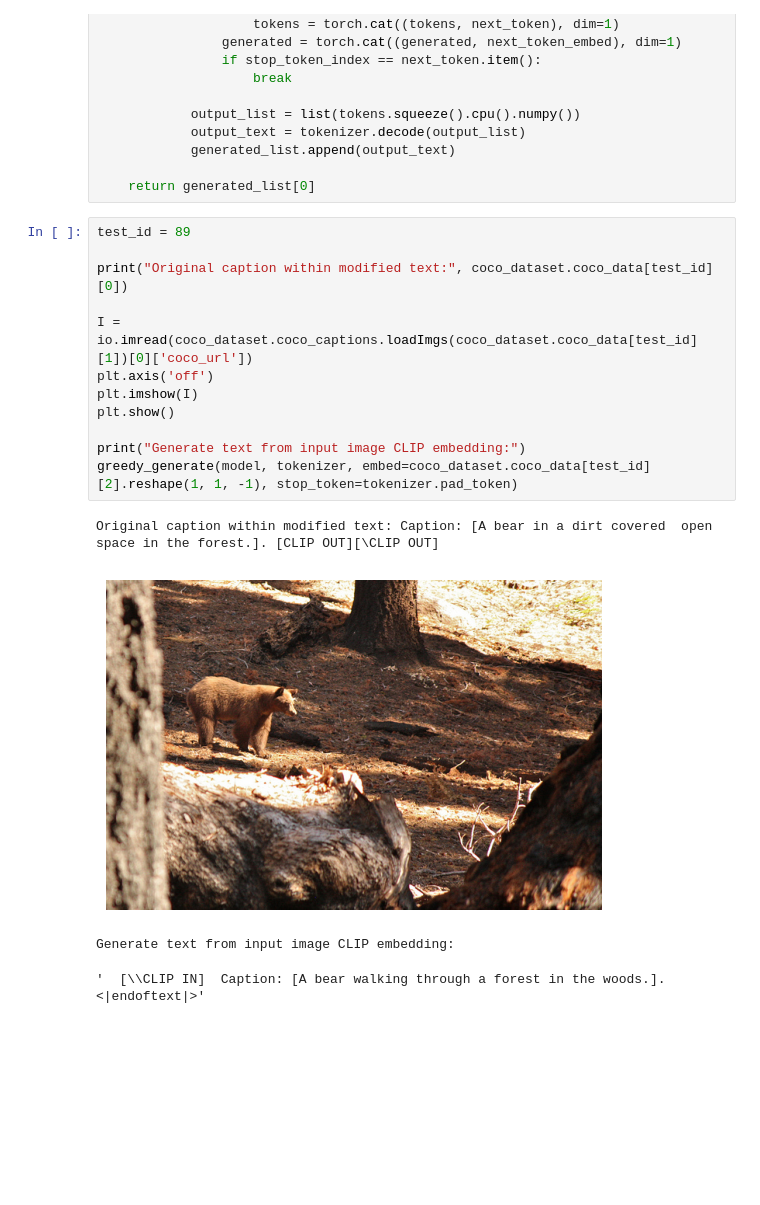
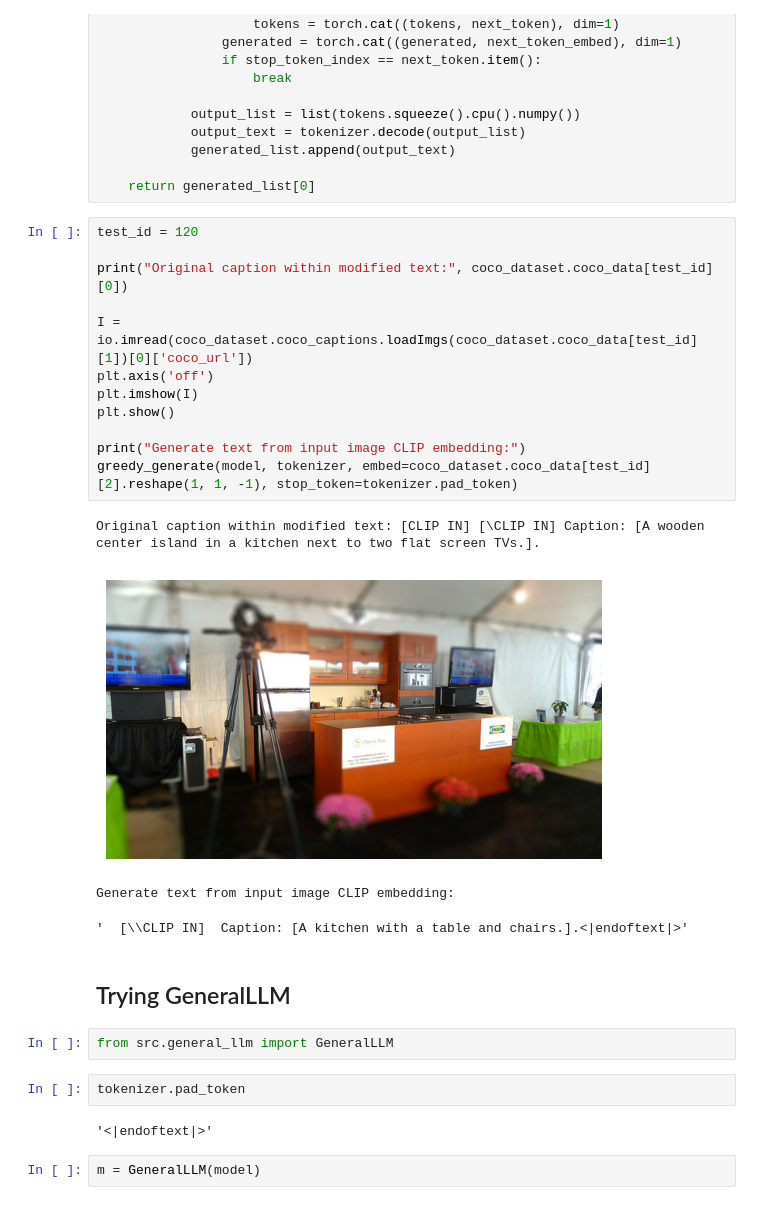
Before and after one commit to EduardoPach/General-GPT, a Jupyter notebook: notebooks/general_llm.ipynb, the cells around one changed output. Cells and saved outputs as stored; diff of their text form; blank space fills up the shorter version.

```diff
--- a/notebooks/general_llm.ipynb
+++ b/notebooks/general_llm.ipynb
@@ -394,19 +394,29 @@ def greedy_generate(
 
     return generated_list[0]
 # %%
-test_id = 89
+test_id = 120
 
 print("Original caption within modified text:", coco_dataset.coco_data[test_id][0])
 
 I = io.imread(coco_dataset.coco_captions.loadImgs(coco_dataset.coco_data[test_id][1])[0]['coco_url'])
 plt.axis('off')
 plt.imshow(I)
 plt.show()
 
 print("Generate text from input image CLIP embedding:")
 greedy_generate(model, tokenizer, embed=coco_dataset.coco_data[test_id][2].reshape(1, 1, -1), stop_token=tokenizer.pad_token)
 # %% [output]
-Original caption within modified text: Caption: [A bear in a dirt covered  open space in the forest.]. [CLIP OUT][\CLIP OUT]
+Original caption within modified text: [CLIP IN] [\CLIP IN] Caption: [A wooden center island in a kitchen next to two flat screen TVs.].
-[figure, old version]
+[figure, new version]
 Generate text from input image CLIP embedding:
-'  [\\CLIP IN]  Caption: [A bear walking through a forest in the woods.].<|endoftext|>'
+'  [\\CLIP IN]  Caption: [A kitchen with a table and chairs.].<|endoftext|>'
+# %% [markdown]
+## Trying GeneralLLM
+# %%
+from src.general_llm import GeneralLLM
+# %%
+tokenizer.pad_token
+# %% [output]
+'<|endoftext|>'
+# %%
+m = GeneralLLM(model)
```
Also changed, not shown: parts of 2 cells of this notebook.
